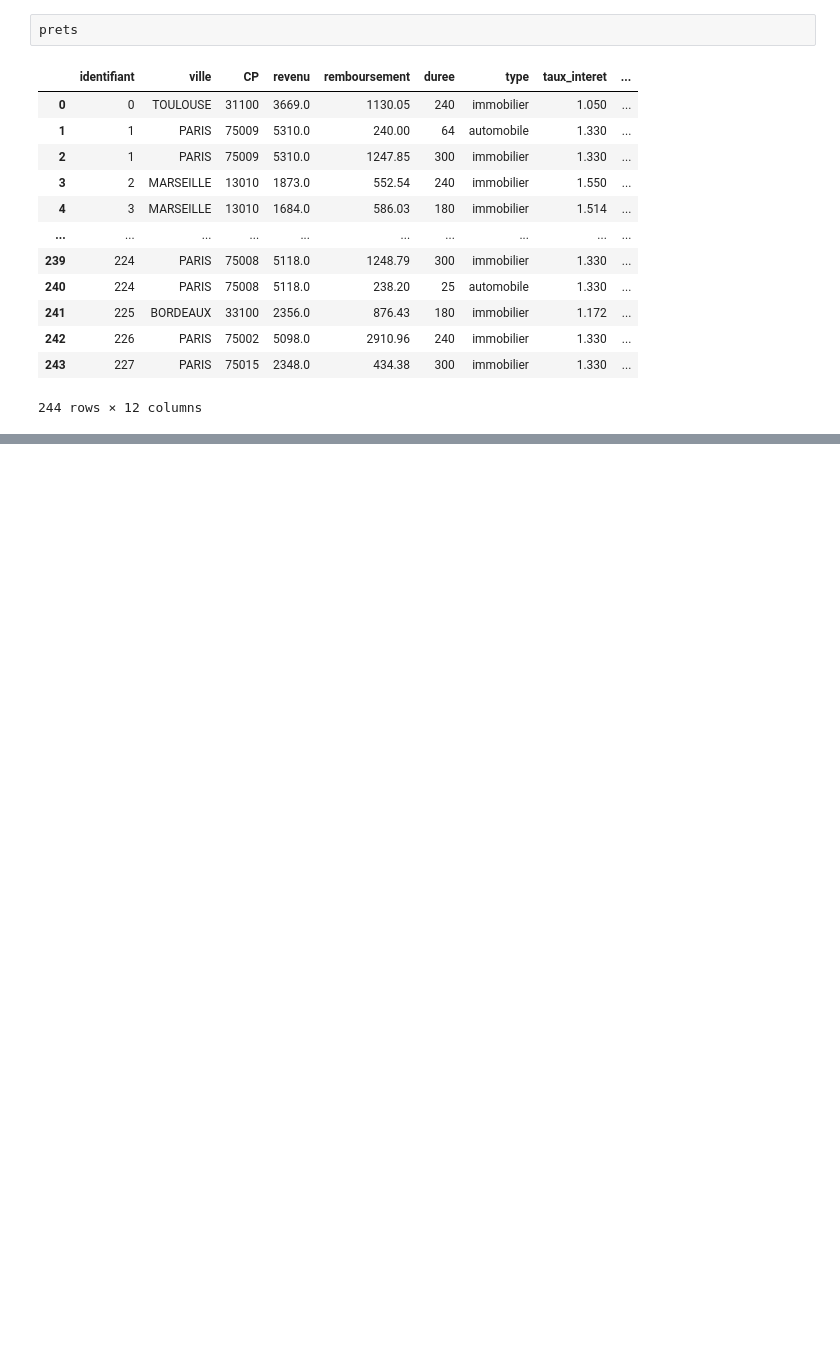
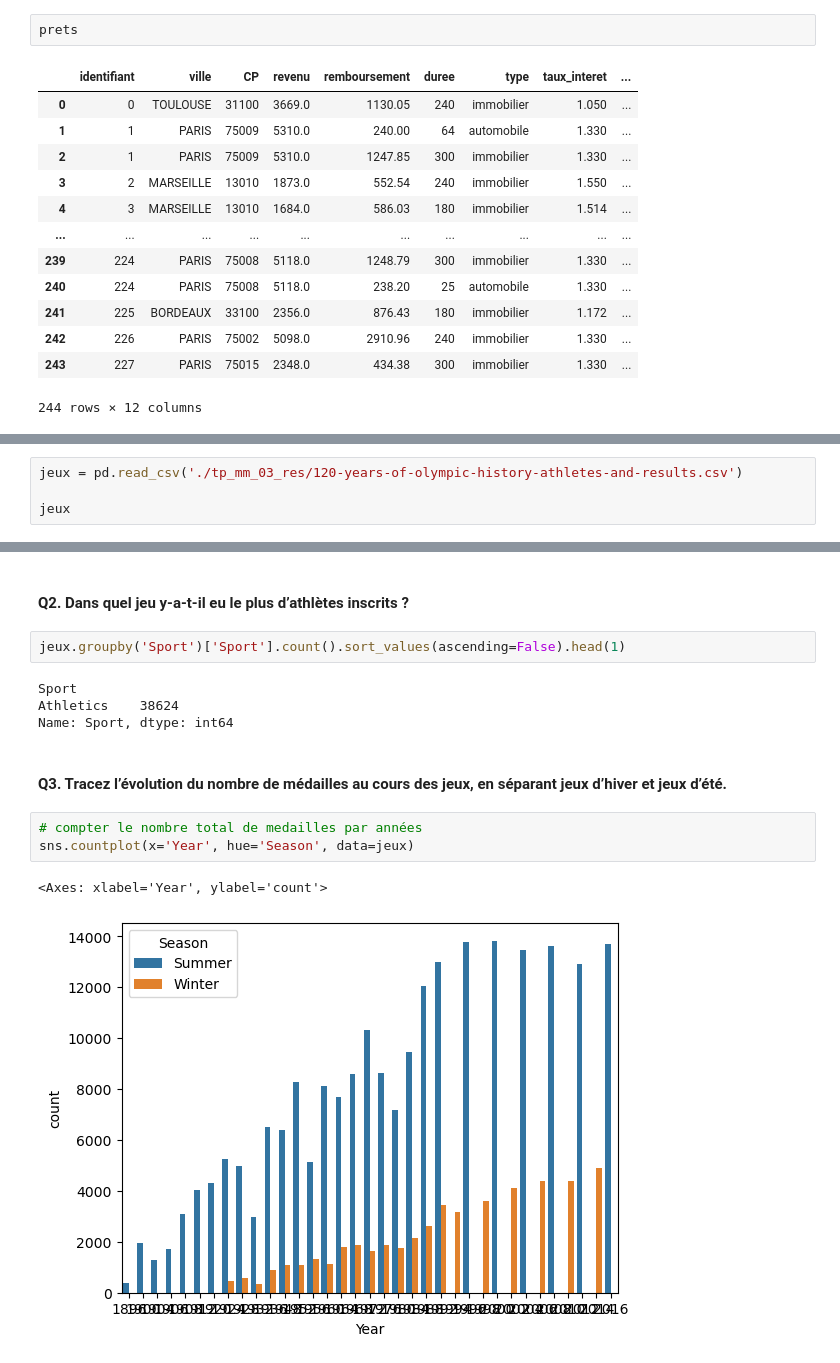
Before and after one commit to AntoineHazebrouck/modelisation-mathematique, a Jupyter notebook: tp3/tp3.ipynb, the cells around one changed output, grey strips where cells are left out. Saved outputs shown, nothing was run; the diff lists cells and outputs as text; blank space fills up the shorter version.

```diff
--- a/tp3/tp3.ipynb
+++ b/tp3/tp3.ipynb
@@ -520,0 +527,4 @@ prets
+# %%
+jeux = pd.read_csv('./tp_mm_03_res/120-years-of-olympic-history-athletes-and-results.csv')
+
+jeux
@@ -520,0 +619,16 @@ prets
+# %% [markdown]
+#### Q2. Dans quel jeu y-a-t-il eu le plus d’athlètes inscrits ?
+# %%
+jeux.groupby('Sport')['Sport'].count().sort_values(ascending=False).head(1)
+# %% [output]
+Sport
+Athletics    38624
+Name: Sport, dtype: int64
+# %% [markdown]
+#### Q3. Tracez l’évolution du nombre de médailles au cours des jeux, en séparant jeux d’hiver et jeux d’été.
+# %%
+# compter le nombre total de medailles par années
+sns.countplot(x='Year', hue='Season', data=jeux)
+# %% [output]
+<Axes: xlabel='Year', ylabel='count'>
+[figure, added]
```
Also changed, not shown: parts of 22 cells of this notebook, 6 other files.
